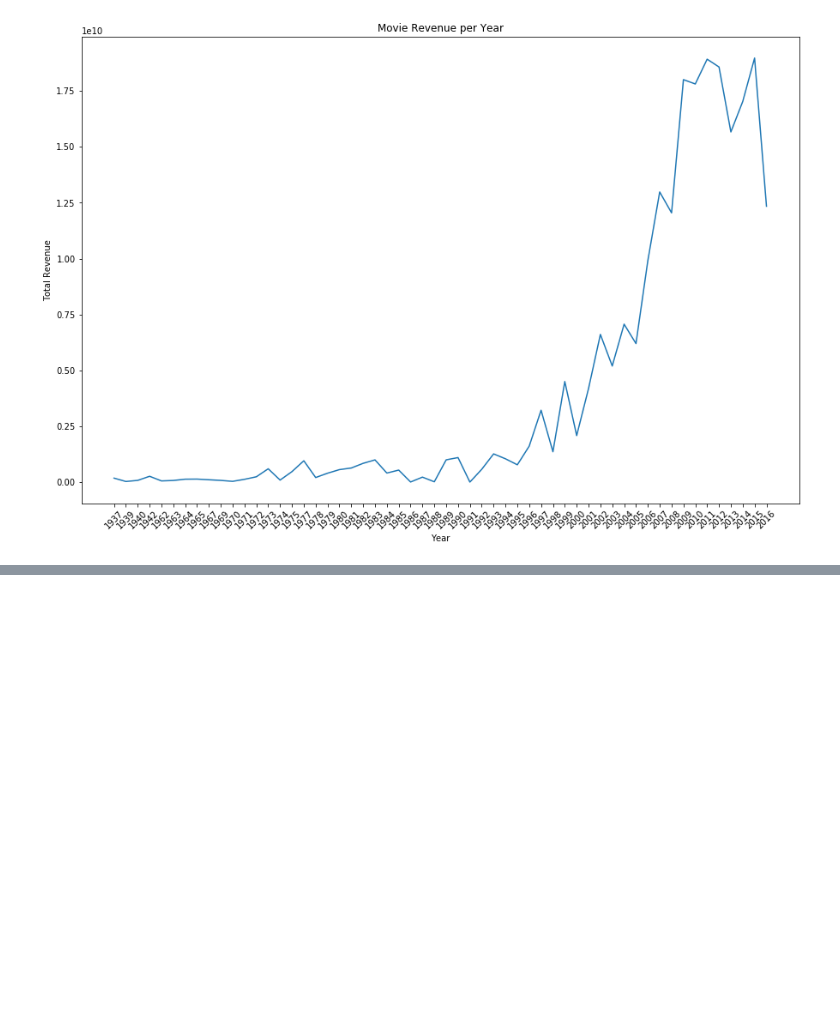
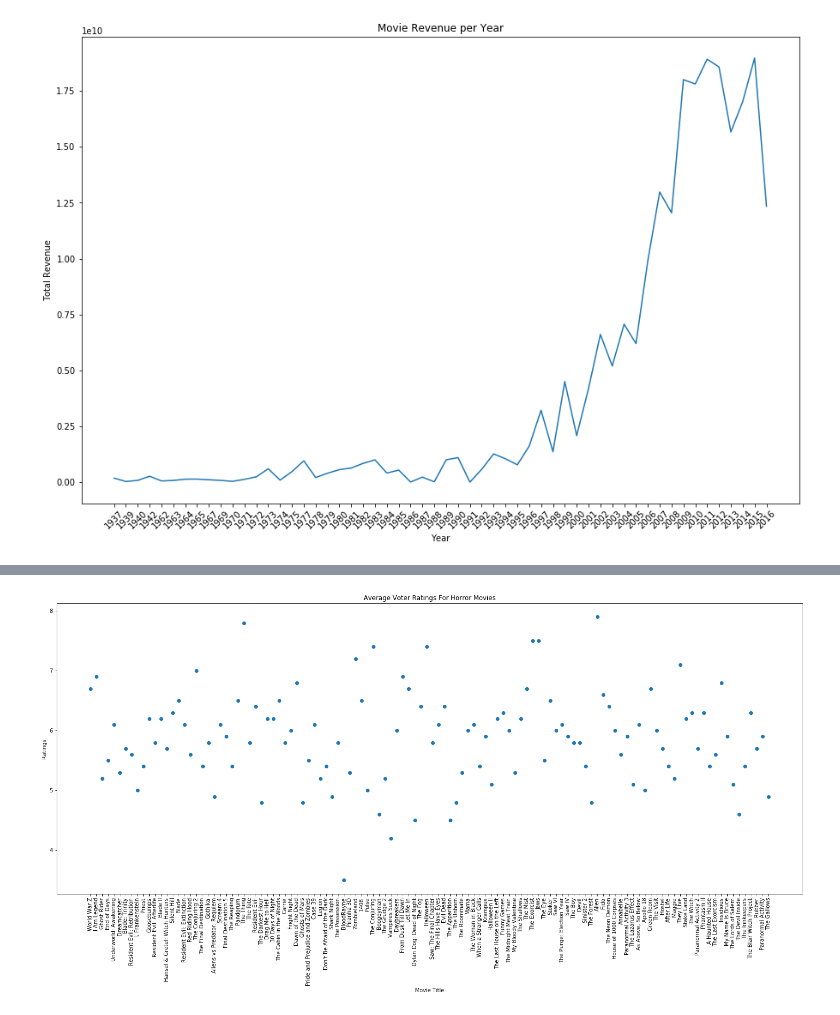
Before and after one commit to atulbharati/kevinh415.github.io, a Jupyter notebook: Movie.ipynb, the cells around one changed output, grey strips where cells are left out. Cells and saved outputs as stored; diff of their text form; code cells hidden in the pictures; blank space fills up the shorter version.

```diff
--- a/Movie.ipynb
+++ b/Movie.ipynb
@@ -233,0 +239,17 @@ For example, we can see that on the far right, there is the "Foreign" genre with
+# %%
+horror_title = []
+horror_rating = []
+for index,row in movies.iterrows():
+    if 'Horror' in row['genres']:
+        horror_title.append(row['title'])
+        horror_rating.append(row['vote_average'])
+
+plt.figure(figsize=(25, 10))
+plt.scatter(horror_title, horror_rating)
+plt.title('Average Voter Ratings For Horror Movies')
+plt.ylabel('Ratings')
+plt.xlabel('Movie Title')
+plt.xticks(rotation=90)
+plt.show()
+# %% [output]
+[figure, added]
```
Also changed, not shown: parts of 10 cells of this notebook, 1 other file.
